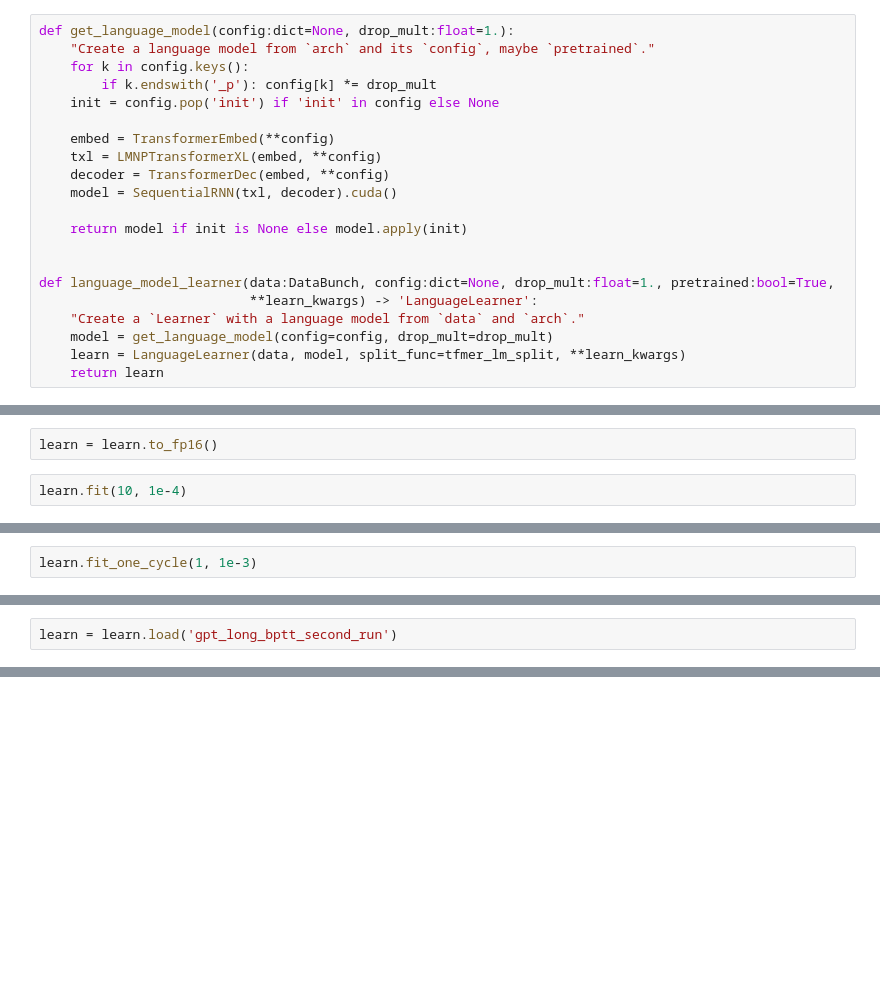
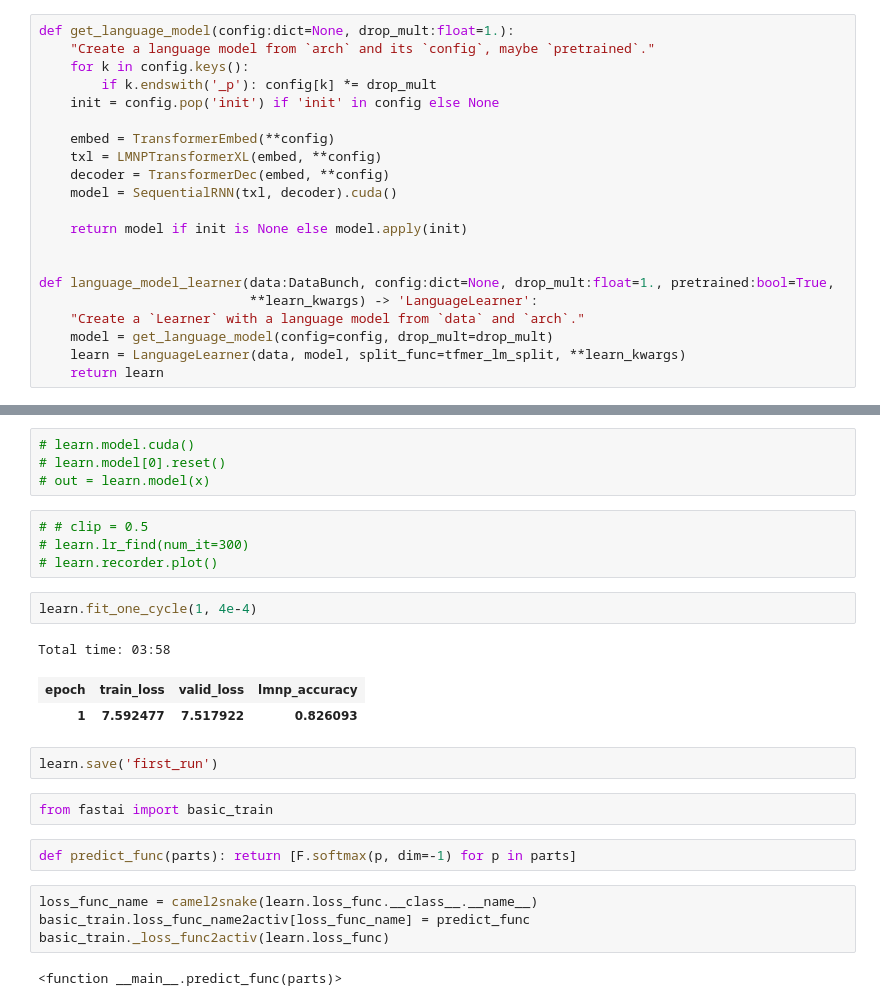
Before and after one commit to bearpelican/musicautobot, a Jupyter notebook: ht_training.ipynb, the cells around one changed output, grey strips where cells are left out. Cells and saved outputs as stored; diff of their text form; blank space fills up the shorter version.

```diff
--- a/ht_training.ipynb
+++ b/ht_training.ipynb
@@ -287,4 +279,0 @@ LR Finder is complete, type {learner_name}.recorder.plot() to see the graph.
-# %%
-learn = learn.to_fp16()
-# %%
-learn.fit(10, 1e-4)
@@ -337,2 +279,0 @@ learn.recorder.plot()
-# %%
-learn.fit_one_cycle(1, 1e-3)
@@ -356,2 +283,0 @@ learn.validate()
-# %%
-learn = learn.load('gpt_long_bptt_second_run')
@@ -493,0 +293,26 @@ pred_beam_stream.show('midi')
+# %%
+# learn.model.cuda()
+# learn.model[0].reset()
+# out = learn.model(x)
+# %%
+# # clip = 0.5
+# learn.lr_find(num_it=300)
+# learn.recorder.plot()
+# %%
+learn.fit_one_cycle(1, 4e-4)
+# %% [output]
+Total time: 03:58
+| epoch | train_loss | valid_loss | lmnp_accuracy |
+| 1 | 7.592477 | 7.517922 | 0.826093 |
+# %%
+learn.save('first_run')
+# %%
+from fastai import basic_train
+# %%
+def predict_func(parts): return [F.softmax(p, dim=-1) for p in parts]
+# %%
+loss_func_name = camel2snake(learn.loss_func.__class__.__name__)
+basic_train.loss_func_name2activ[loss_func_name] = predict_func
+basic_train._loss_func2activ(learn.loss_func)
+# %% [output]
+<function __main__.predict_func(parts)>
```
Also changed, not shown: parts of 64 cells of this notebook, 10 other files.
